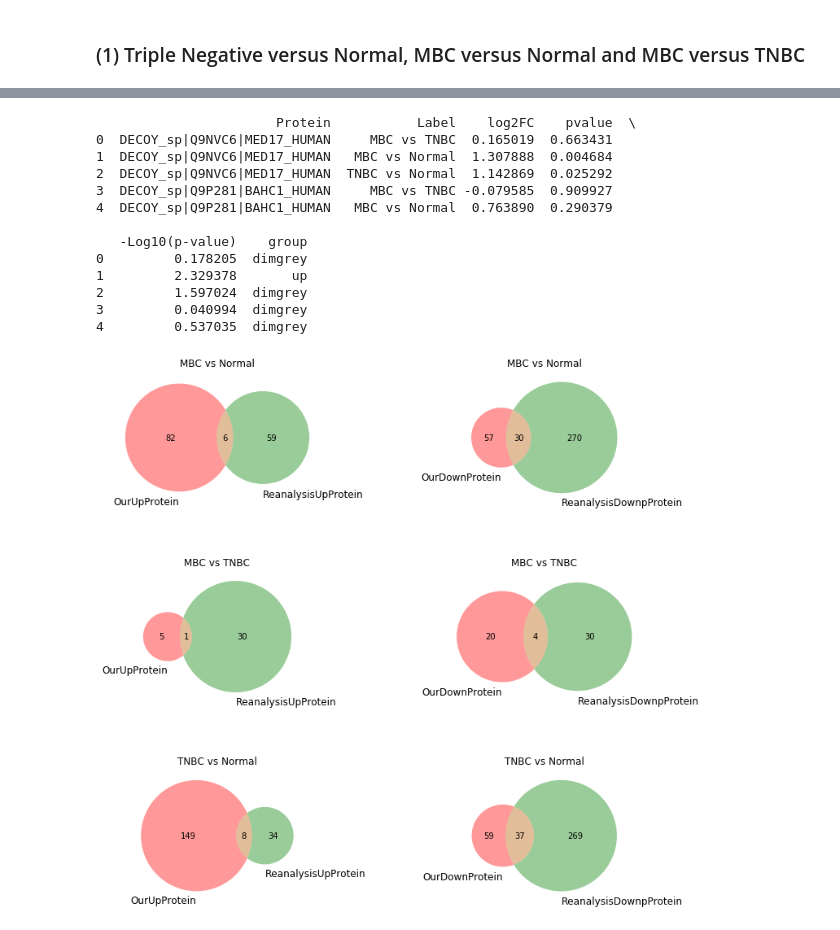
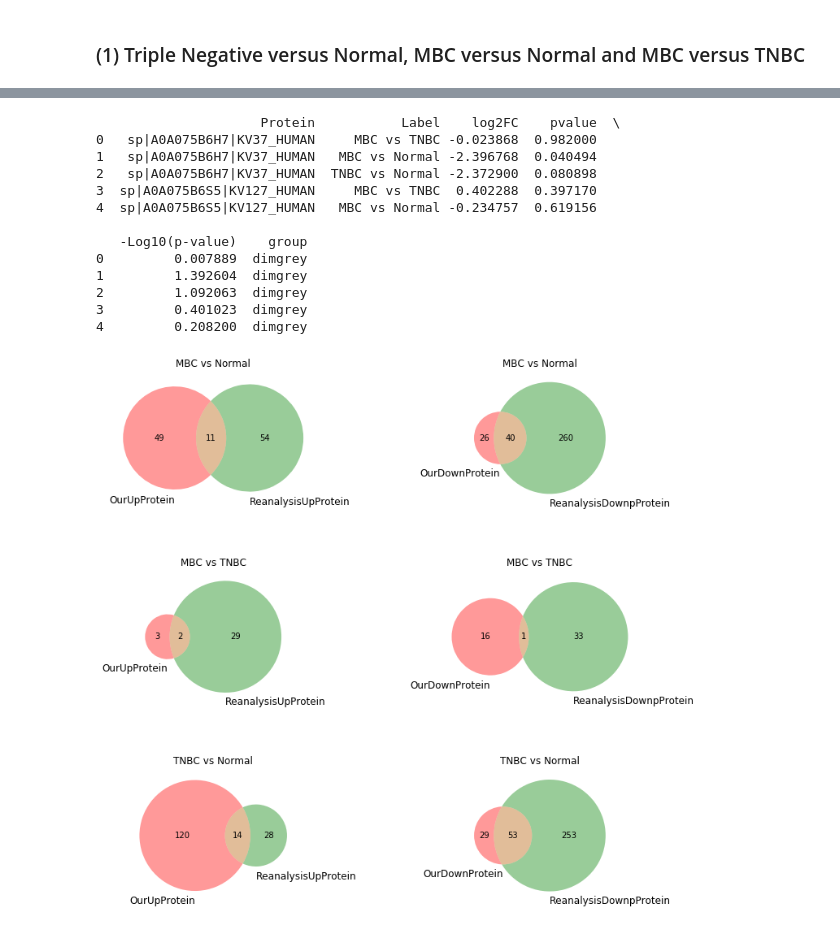
Before and after one commit to bigbio/pquant, a Jupyter notebook: notebooks/Evaluate_the_pipeline_performance_based_PXD014414Reanalysis.ipynb, the cells around one changed output, grey strips where cells are left out. Cells and saved outputs as stored; diff of their text form; code cells hidden in the pictures.

```diff
--- a/notebooks/Evaluate_the_pipeline_performance_based_PXD014414Reanalysis.ipynb
+++ b/notebooks/Evaluate_the_pipeline_performance_based_PXD014414Reanalysis.ipynb
@@ -6,10 +6,10 @@
 import pandas as pd
 
 def remove_decoy(Pro):
-    if "CONTAMINANT" in Pro:
+    if "CONTAMINANT" in Pro or "DECOY_" in Pro:
         t = []
         for p in Pro.split(";"):
-            if "CONTAMINANT" in p:
+            if "CONTAMINANT" in p or "DECOY_" in p:
                 pass
             else:
                 t.append(p)
@@ -17,9 +17,9 @@ def remove_decoy(Pro):
     else:
         return Pro
 
-data = pd.read_csv("C:/Users/ChengXin/MyProgram/TMTProjects/PXD014414/Yasset/out_msstats.csv", sep=",")
+data = pd.read_csv("C:/Users/ChengXin/MyProgram/TMTProjects/PXD014414/Yasset/v2/out_msstats.csv", sep=",")
 data['ProteinName'] = data.apply(lambda x: remove_decoy(x.ProteinName), axis=1)
-data.to_csv("C:/Users/ChengXin/MyProgram/TMTProjects/PXD014414/Yasset/out_msstats_pre.csv", index=False, sep=",")
+data.to_csv("C:/Users/ChengXin/MyProgram/TMTProjects/PXD014414/Yasset/v2/out_msstats_pre.csv", index=False, sep=",")
 # %%
 %%R -w 800 -h 600
 
@@ -159,7 +159,7 @@ import pandas as pd
 import numpy as np
 from matplotlib import pyplot as plt
 
-result = pd.read_csv('../Yasset/Within_Subtype_Comp_result.csv', sep=',')
+result = pd.read_csv('C:/Users/ChengXin/MyProgram/TMTProjects/PXD014414/Yasset/v2/Within_Subtype_Comp_result.csv', sep=',')
 result = result[['Protein', 'Label', 'log2FC', 'pvalue']].dropna()
 result["-Log10(p-value)"] = -np.log10(result['pvalue'])
 
@@ -229,7 +229,7 @@ import pandas as pd
 import numpy as np
 from matplotlib import pyplot as plt
 
-result = pd.read_csv('../Yasset/Within_Subtype_Comp_result.csv', sep=',')
+result = pd.read_csv('C:/Users/ChengXin/MyProgram/TMTProjects/PXD014414/Yasset/v2/Within_Subtype_Comp_result.csv', sep=',')
 result = result[['Protein', 'Label', 'log2FC', 'pvalue']].dropna()
 result["-Log10(p-value)"] = -np.log10(result['pvalue'])
 
@@ -348,6 +348,6 @@ INFO  [2021-08-12 20:37:08] Testing for 2695 proteins:
   |======================================================================| 100%
 # %%
-result = pd.read_csv('../Yasset/Main_Comp_result.csv', sep=',')
+result = pd.read_csv('C:/Users/ChengXin/MyProgram/TMTProjects/PXD014414/Yasset/v2/Main_Comp_result.csv', sep=',')
 result = result[['Protein', 'Label', 'log2FC', 'pvalue']].dropna()
 result["-Log10(p-value)"] = -np.log10(result['pvalue'])
 
@@ -410,5 +410,5 @@ plt.show()
 # %%
-result = pd.read_csv('../Yasset/Main_Comp_result.csv', sep=',')
+result = pd.read_csv('C:/Users/ChengXin/MyProgram/TMTProjects/PXD014414/Yasset/v2/Main_Comp_result.csv', sep=',')
 result = result[['Protein', 'Label', 'log2FC', 'pvalue']].dropna()
 result["-Log10(p-value)"] = -np.log10(result['pvalue'])
 
@@ -429,42 +429,42 @@ i = 1
 for comp in np.unique(result['Label']):
     data = result[result['Label'] == comp]
     if comp == "MBC vs TNBC":
         reanalysis_downProtein = reanalysis_res[(reanalysis_res['logFC_TN_MBC'] < -1)&(reanalysis_res['PValue_TN_MBC'] < 0.01)]['Accession'].tolist()
         reanalysis_upProtein = reanalysis_res[(reanalysis_res['logFC_TN_MBC'] > 1)&(reanalysis_res['PValue_TN_MBC'] < 0.01)]['Accession'].tolist()
     elif comp == "MBC vs Normal":
         reanalysis_downProtein = reanalysis_res[(reanalysis_res['logFC_N_MBC'] < -1)&(reanalysis_res['PValue_N_MBC'] < 0.01)]['Accession'].tolist()
         reanalysis_upProtein = reanalysis_res[(reanalysis_res['logFC_N_MBC'] > 1)&(reanalysis_res['PValue_N_MBC'] < 0.01)]['Accession'].tolist()
     elif comp == "TNBC vs Normal":
         reanalysis_downProtein = reanalysis_res[(reanalysis_res['logFC_N_TN'] < -1)&(reanalysis_res['PValue_N_TN'] < 0.01)]['Accession'].tolist()
         reanalysis_upProtein = reanalysis_res[(reanalysis_res['logFC_N_TN'] > 1)&(reanalysis_res['PValue_N_TN'] < 0.01)]['Accession'].tolist()
 
     ax = fig.add_subplot(320 + i)
     OurUpProtein = data[data['group'] == "up"]['Protein'].tolist()
     OurDownProtein = data[data['group'] == "down"]['Protein'].tolist()
 
     i += 1
     ax.set_title(comp)
     venn2(subsets=[set(OurUpProtein), set(reanalysis_upProtein)], set_labels=('OurUpProtein', 'ReanalysisUpProtein'), ax=ax)
 
     ax = fig.add_subplot(320 + i)
     ax.set_title(comp)
     venn2(subsets=[set(OurDownProtein), set(reanalysis_downProtein)], set_labels=('OurDownProtein', 'ReanalysisDownpProtein'), ax=ax)
     i += 1
 
 plt.subplots_adjust(wspace=0.5,hspace=0.5)
 plt.show()
 # %% [output]
-                       Protein           Label    log2FC    pvalue  \
-0  DECOY_sp|Q9NVC6|MED17_HUMAN     MBC vs TNBC  0.165019  0.663431
-1  DECOY_sp|Q9NVC6|MED17_HUMAN   MBC vs Normal  1.307888  0.004684
-2  DECOY_sp|Q9NVC6|MED17_HUMAN  TNBC vs Normal  1.142869  0.025292
-3  DECOY_sp|Q9P281|BAHC1_HUMAN     MBC vs TNBC -0.079585  0.909927
-4  DECOY_sp|Q9P281|BAHC1_HUMAN   MBC vs Normal  0.763890  0.290379
+                     Protein           Label    log2FC    pvalue  \
+0   sp|A0A075B6H7|KV37_HUMAN     MBC vs TNBC -0.023868  0.982000
+1   sp|A0A075B6H7|KV37_HUMAN   MBC vs Normal -2.396768  0.040494
+2   sp|A0A075B6H7|KV37_HUMAN  TNBC vs Normal -2.372900  0.080898
+3  sp|A0A075B6S5|KV127_HUMAN     MBC vs TNBC  0.402288  0.397170
+4  sp|A0A075B6S5|KV127_HUMAN   MBC vs Normal -0.234757  0.619156
 
    -Log10(p-value)    group
-0         0.178205  dimgrey
-1         2.329378       up
-2         1.597024  dimgrey
-3         0.040994  dimgrey
-4         0.537035  dimgrey
+0         0.007889  dimgrey
+1         1.392604  dimgrey
+2         1.092063  dimgrey
+3         0.401023  dimgrey
+4         0.208200  dimgrey
-[figure, old version]
+[figure, new version]
```
Also changed, not shown: parts of 8 cells of this notebook, 1 other file.
